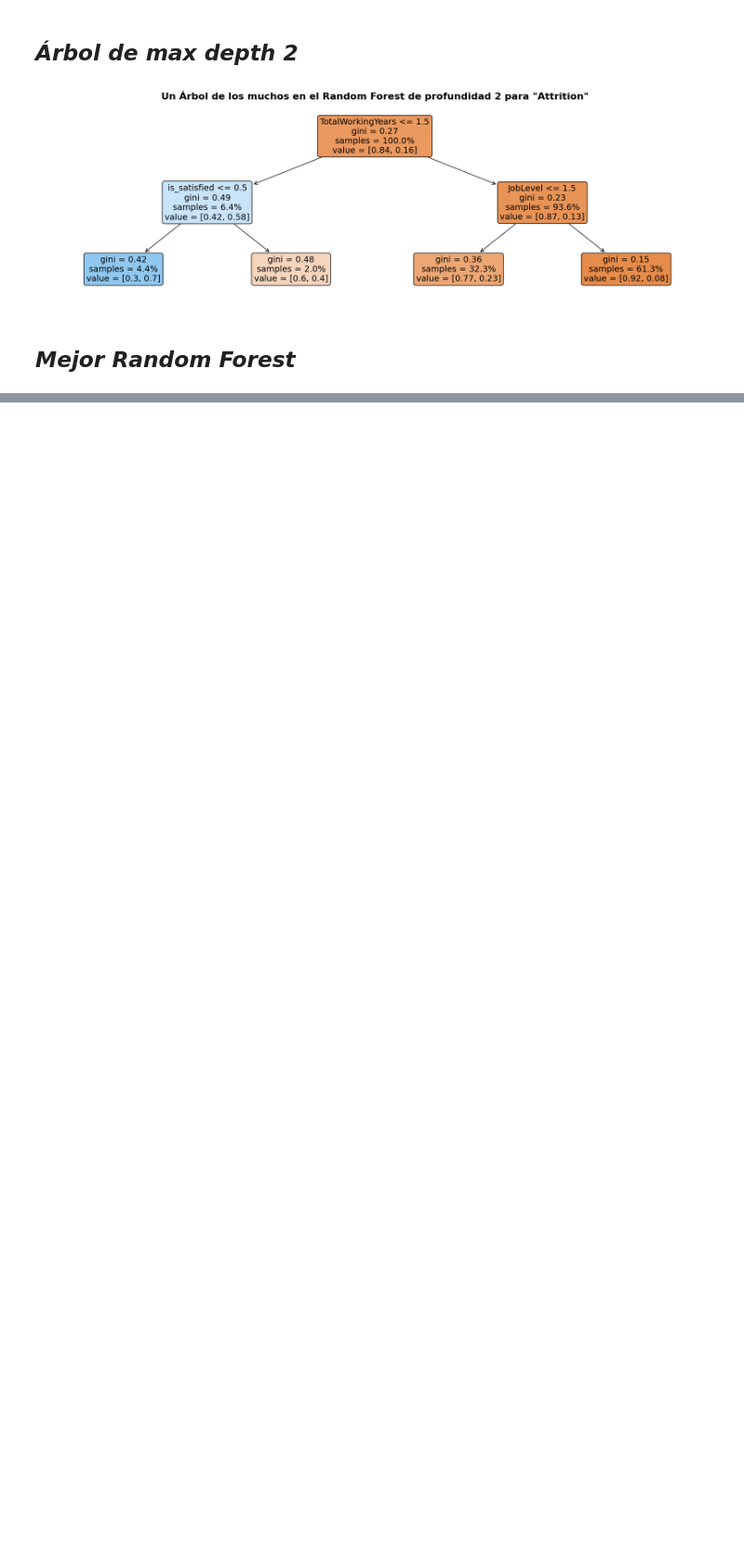
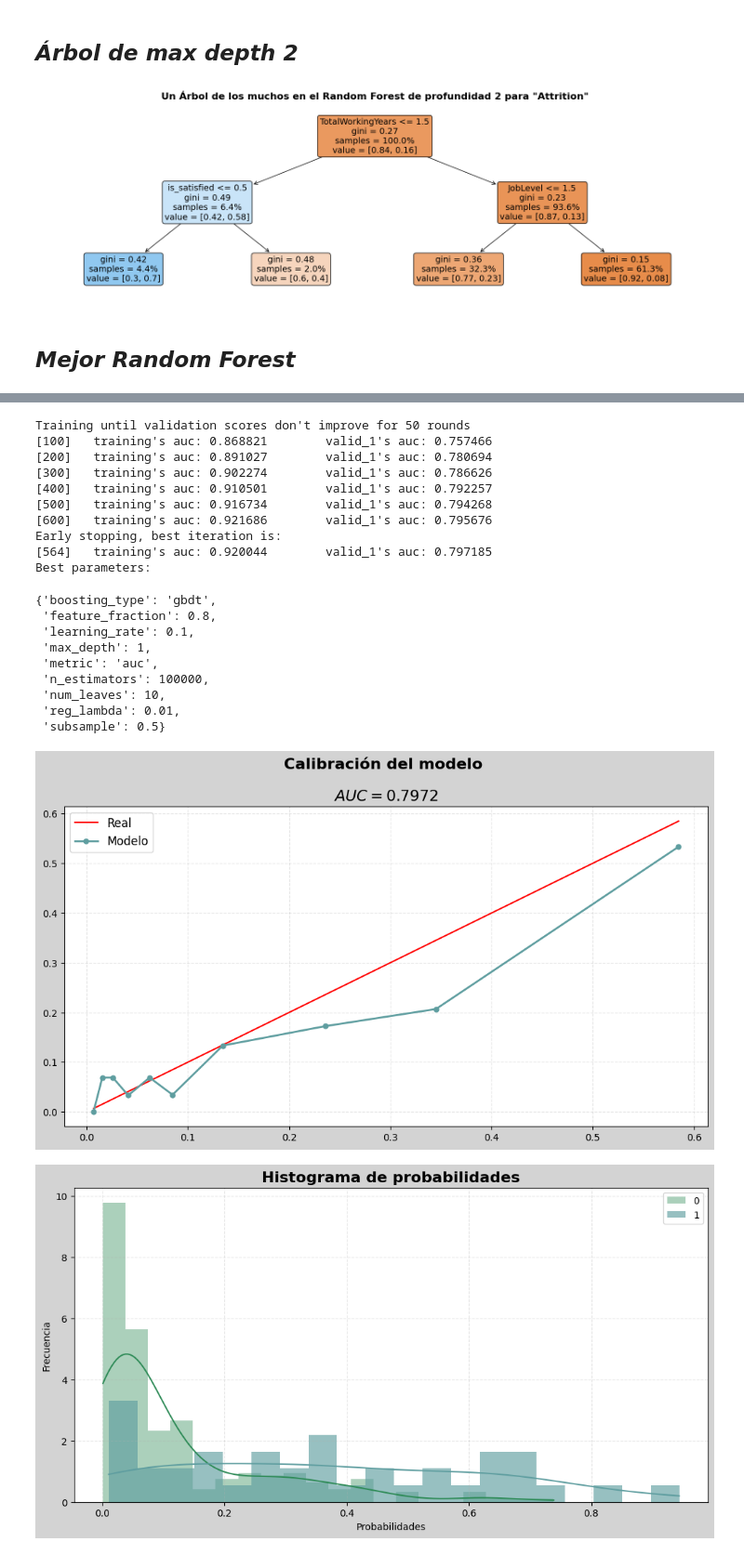
Before and after one commit to luisejdm/Aprendizaje_Estadistico, a Jupyter notebook: Examenes/Examen3_practico.ipynb, the cells around one changed output, grey strips where cells are left out. Shown at 93% size. Drawn from its saved outputs; the diff is of its cells as text; code cells hidden in the pictures; blank space fills up the shorter version.

```diff
--- a/Examenes/Examen3_practico.ipynb
+++ b/Examenes/Examen3_practico.ipynb
@@ -66,6 +68,26 @@ def roc_curve_graph(probabilidades, y):
     plt.legend(loc='best')
     plt.grid(alpha=0.3, ls='--')
     plt.show()
+
+
+"""
+Histograma de probabilidades
+--------------------------------------------------------------------------------------------------------
+"""
+def histograma(probabilidades, y):
+    resultados = pd.DataFrame({'y':y, 'probabilidades': probabilidades})
+
+    sns.histplot(resultados[resultados['y'] == 0]['probabilidades'], stat='density',
+                 color='seagreen', alpha=0.40, kde=True, bins=20, edgecolor=None, label='0')
+    sns.histplot(resultados[resultados['y'] == 1]['probabilidades'], stat='density',
+                 color='cadetblue', alpha=0.65, kde=True, bins=20, edgecolor=None, label='1')
+    plt.title('Histograma de probabilidades', fontsize=16, fontweight='bold')
+    plt.legend(loc='best')
+    plt.xlabel('Probabilidades')
+    plt.ylabel('Frecuencia')
+    plt.grid(alpha=0.3, ls='--')
+    plt.show()
+
 
 """
 Loss Plot
@@ -106,6 +128,7 @@ Plot Resultados
 """
 def plot_results(probabilidades, y, bins):
     calibracion(probabilidades, y, bins)
+    histograma(probabilidades, y)
     roc_curve_graph(probabilidades, y)
 # %% [markdown]
 ## *Funciones de ajuste de modelos y resultados*
@@ -380,0 +464,28 @@ importance_plot(weight.keys(), weight.values(), '(Weight)')
+# %%
+ligbm_model, predicciones, auc, gain, weight = lgbm(X_train, y_train, X_test, y_test)
+guardar_resultado('LightGBM', auc, resultados_modelos, resultados_auc)
+plot_results(predicciones, y_test, 10)
+importance_plot(X_train.columns, gain, '(Gain)')
+importance_plot(X_train.columns, weight, '(Weight)')
+# %% [output]
+Training until validation scores don't improve for 50 rounds
+[100]   training's auc: 0.868821        valid_1's auc: 0.757466
+[200]   training's auc: 0.891027        valid_1's auc: 0.780694
+[300]   training's auc: 0.902274        valid_1's auc: 0.786626
+[400]   training's auc: 0.910501        valid_1's auc: 0.792257
+[500]   training's auc: 0.916734        valid_1's auc: 0.794268
+[600]   training's auc: 0.921686        valid_1's auc: 0.795676
+Early stopping, best iteration is:
+[564]   training's auc: 0.920044        valid_1's auc: 0.797185
+Best parameters:
+{'boosting_type': 'gbdt',
+ 'feature_fraction': 0.8,
+ 'learning_rate': 0.1,
+ 'max_depth': 1,
+ 'metric': 'auc',
+ 'n_estimators': 100000,
+ 'num_leaves': 10,
+ 'reg_lambda': 0.01,
+ 'subsample': 0.5}
+[figure, added]
+[figure, added]
```
Also changed, not shown: parts of 14 cells of this notebook.
